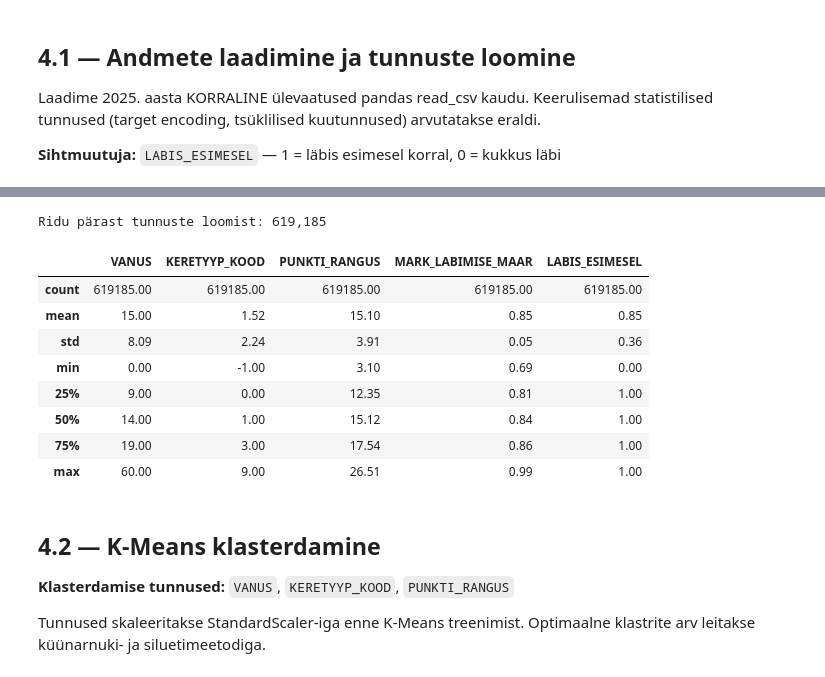
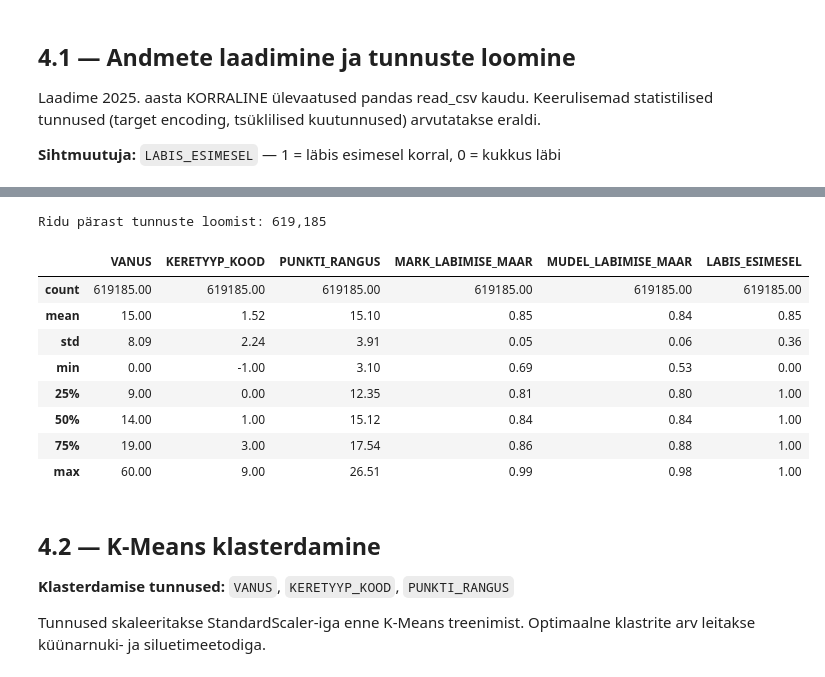
Before and after one commit to vonfock/Andmeteadus_kodutoo, a Jupyter notebook: notebooks/03_ml.ipynb, the cells around one changed output, grey strips where cells are left out. Cells and saved outputs as stored; diff of their text form; code cells hidden in the pictures.

```diff
--- a/notebooks/03_ml.ipynb
+++ b/notebooks/03_ml.ipynb
@@ -97,44 +97,54 @@ df = df.merge(station_stats[['PUNKTI_RANGUS']], on='PUNKTI_KOOD', how='left')
 # --- Margi sagedus ja läbimise määr (silutud target encoding) ---
 brand_stats = df.groupby('MARK')['LABIS_ESIMESEL'].agg(mark_n='count', mark_labis='mean')
 global_rate = df['LABIS_ESIMESEL'].mean()
 S = 100
 brand_stats['MARK_LABIMISE_MAAR'] = (
     (brand_stats['mark_labis'] * brand_stats['mark_n'] + global_rate * S)
     / (brand_stats['mark_n'] + S)
 )
 brand_stats['MARK_SAGEDUS'] = brand_stats['mark_n']
 df = df.merge(brand_stats[['MARK_LABIMISE_MAAR', 'MARK_SAGEDUS']], on='MARK', how='left')
 
+# --- Mudeli sagedus ja läbimise määr (silutud target encoding) ---
+df['MUDEL'] = df['MUDEL'].fillna('TEADMATA')
+mudel_stats = df.groupby('MUDEL')['LABIS_ESIMESEL'].agg(mudel_n='count', mudel_labis='mean')
+mudel_stats['MUDEL_LABIMISE_MAAR'] = (
+    (mudel_stats['mudel_labis'] * mudel_stats['mudel_n'] + global_rate * S)
+    / (mudel_stats['mudel_n'] + S)
+)
+mudel_stats['MUDEL_SAGEDUS'] = mudel_stats['mudel_n']
+df = df.merge(mudel_stats[['MUDEL_LABIMISE_MAAR', 'MUDEL_SAGEDUS']], on='MUDEL', how='left')
+
 # --- Keretüübi kood ---
 KERETYYP_MAP = {
     'SEDAAN': 0, 'UNIVERSAAL': 1, 'LUUKPÄRA': 2,
     'MAHTUNIVERSAAL': 3, 'KAUBIK': 4, 'KUPEE': 5,
     'LAHTINE': 6, 'PIKAP': 7, 'MOOTORRATAS': 8,
     'MITMEOTSTARBELINE SÕIDUK': 9,
 }
 df['KERETYYP_KOOD'] = df['KERETYYP'].map(KERETYYP_MAP).fillna(-1).astype(int)
 
 # --- Muud tunnused ---
 df['VANUS_RUUT'] = df['VANUS'] ** 2
 df['ON_VANA']    = (df['VANUS'] > 10).astype(int)
 df['KUU_SIN']    = np.sin(2 * np.pi * df['KUU'] / 12)
 df['KUU_COS']    = np.cos(2 * np.pi * df['KUU'] / 12)
 df['EELMISED_YV'] = df.groupby('SOIDUK_ID').cumcount()
 
-df = df.dropna(subset=['PUNKTI_RANGUS', 'MARK_LABIMISE_MAAR'])
+df = df.dropna(subset=['PUNKTI_RANGUS', 'MARK_LABIMISE_MAAR', 'MUDEL_LABIMISE_MAAR'])
 print(f'Ridu pärast tunnuste loomist: {len(df):,}')
-df[['VANUS', 'KERETYYP_KOOD', 'PUNKTI_RANGUS', 'MARK_LABIMISE_MAAR', 'LABIS_ESIMESEL']].describe().round(2)
+df[['VANUS', 'KERETYYP_KOOD', 'PUNKTI_RANGUS', 'MARK_LABIMISE_MAAR', 'MUDEL_LABIMISE_MAAR', 'LABIS_ESIMESEL']].describe().round(2)
 # %% [output]
 Ridu pärast tunnuste loomist: 619,185
-|  | VANUS | KERETYYP_KOOD | PUNKTI_RANGUS | MARK_LABIMISE_MAAR | LABIS_ESIMESEL |
-| count | 619185.00 | 619185.00 | 619185.00 | 619185.00 | 619185.00 |
-| mean | 15.00 | 1.52 | 15.10 | 0.85 | 0.85 |
-| std | 8.09 | 2.24 | 3.91 | 0.05 | 0.36 |
-| min | 0.00 | -1.00 | 3.10 | 0.69 | 0.00 |
-| 25% | 9.00 | 0.00 | 12.35 | 0.81 | 1.00 |
-| 50% | 14.00 | 1.00 | 15.12 | 0.84 | 1.00 |
-| 75% | 19.00 | 3.00 | 17.54 | 0.86 | 1.00 |
-| max | 60.00 | 9.00 | 26.51 | 0.99 | 1.00 |
+|  | VANUS | KERETYYP_KOOD | PUNKTI_RANGUS | MARK_LABIMISE_MAAR | MUDEL_LABIMISE_MAAR | LABIS_ESIMESEL |
+| count | 619185.00 | 619185.00 | 619185.00 | 619185.00 | 619185.00 | 619185.00 |
+| mean | 15.00 | 1.52 | 15.10 | 0.85 | 0.84 | 0.85 |
+| std | 8.09 | 2.24 | 3.91 | 0.05 | 0.06 | 0.36 |
+| min | 0.00 | -1.00 | 3.10 | 0.69 | 0.53 | 0.00 |
+| 25% | 9.00 | 0.00 | 12.35 | 0.81 | 0.80 | 1.00 |
+| 50% | 14.00 | 1.00 | 15.12 | 0.84 | 0.84 | 1.00 |
+| 75% | 19.00 | 3.00 | 17.54 | 0.86 | 0.88 | 1.00 |
+| max | 60.00 | 9.00 | 26.51 | 0.99 | 0.98 | 1.00 |
 # %% [markdown]
 ## 4.2 — K-Means klasterdamine
 
```
Also changed, not shown: parts of 8 cells of this notebook, 6 other files.
